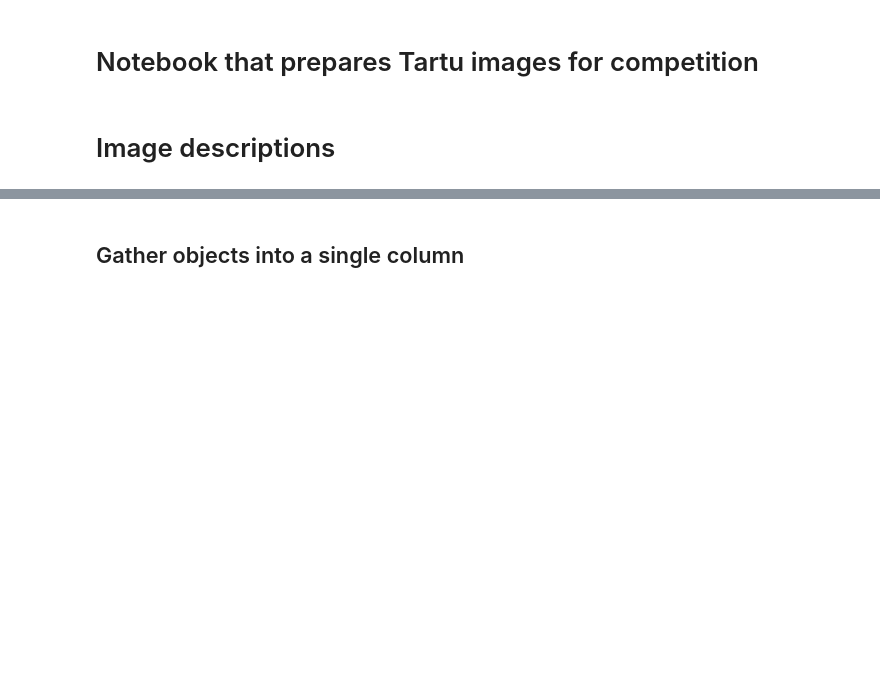
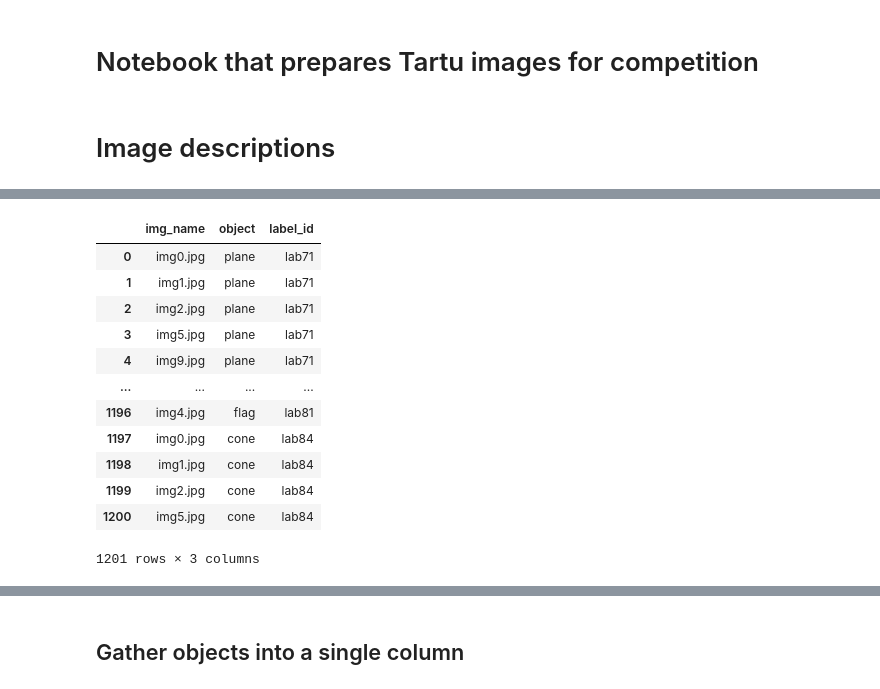
Before and after one commit to kristjan-eljand/andmetalgud, a Jupyter notebook: tartu_preparation.ipynb, the cells around one changed output, grey strips where cells are left out. Cells and saved outputs as stored; diff of their text form; code cells hidden in the pictures; blank space fills up the shorter version.

```diff
--- a/tartu_preparation.ipynb
+++ b/tartu_preparation.ipynb
@@ -40,0 +106,21 @@ for c in img_desc.columns:
+# %%
+# Reset index
+keep_df.reset_index(inplace=True)
+
+# Add label IDs
+keep_df = keep_df.merge(label_df, on='object')
+keep_df
+# %% [output]
+|  | img_name | object | label_id |
+| 0 | img0.jpg | plane | lab71 |
+| 1 | img1.jpg | plane | lab71 |
+| 2 | img2.jpg | plane | lab71 |
+| 3 | img5.jpg | plane | lab71 |
+| 4 | img9.jpg | plane | lab71 |
+| ... | ... | ... | ... |
+| 1196 | img4.jpg | flag | lab81 |
+| 1197 | img0.jpg | cone | lab84 |
+| 1198 | img1.jpg | cone | lab84 |
+| 1199 | img2.jpg | cone | lab84 |
+| 1200 | img5.jpg | cone | lab84 |
+1201 rows × 3 columns
```
Also changed, not shown: parts of 20 cells of this notebook, 6 other files.
